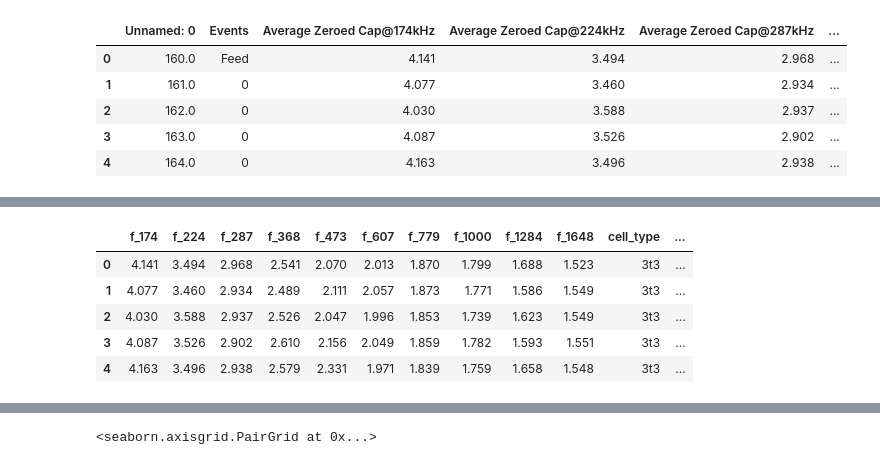
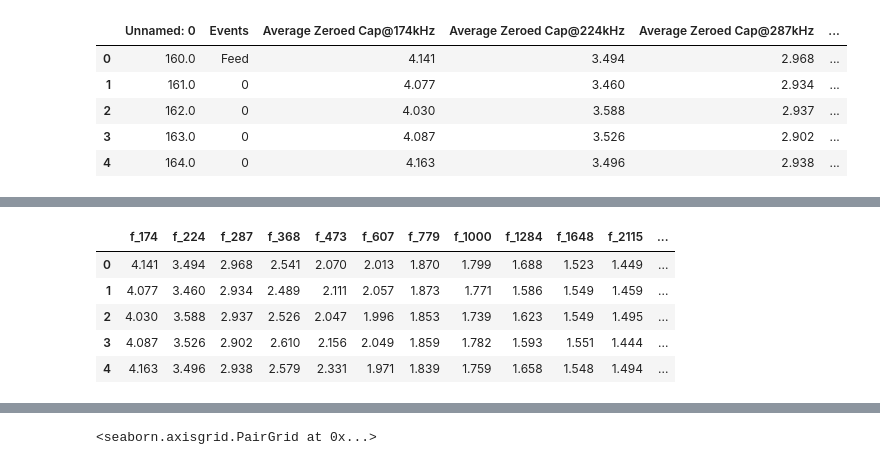
Before and after one commit to nombreinvicto/DeepLearning, a Jupyter notebook: ml/dis_project/ml_dis_project.ipynb, the cells around one changed output, grey strips where cells are left out. Saved outputs shown, nothing was run; the diff lists cells and outputs as text; code cells hidden in the pictures.

```diff
--- a/ml/dis_project/ml_dis_project.ipynb
+++ b/ml/dis_project/ml_dis_project.ipynb
@@ -78,24 +71,24 @@ df_dis.head()
 # %%
 # rename the cols
 target_columns = ['cell_type','time']
 new_col_names = []
 for name in df_dis.columns:
     if "@" in name:
         new_name = 'f_' + name.split('@')[-1][:-3]
         new_col_names.append(new_name)
 new_col_names.extend(target_columns)
 df_dis.columns = new_col_names
 
 # reorder the cols
-df_dis = df_dis[list(df_dis.columns[:-3]) + target_columns]
+df_dis = df_dis[list(df_dis.columns[:-2]) + target_columns]
 df_dis.head()
 # %% [output]
-|  | f_174 | f_224 | f_287 | f_368 | f_473 | f_607 | f_779 | f_1000 | f_1284 | f_1648 | cell_type | ... |
-| 0 | 4.141 | 3.494 | 2.968 | 2.541 | 2.070 | 2.013 | 1.870 | 1.799 | 1.688 | 1.523 | 3t3 | ... |
-| 1 | 4.077 | 3.460 | 2.934 | 2.489 | 2.111 | 2.057 | 1.873 | 1.771 | 1.586 | 1.549 | 3t3 | ... |
-| 2 | 4.030 | 3.588 | 2.937 | 2.526 | 2.047 | 1.996 | 1.853 | 1.739 | 1.623 | 1.549 | 3t3 | ... |
-| 3 | 4.087 | 3.526 | 2.902 | 2.610 | 2.156 | 2.049 | 1.859 | 1.782 | 1.593 | 1.551 | 3t3 | ... |
-| 4 | 4.163 | 3.496 | 2.938 | 2.579 | 2.331 | 1.971 | 1.839 | 1.759 | 1.658 | 1.548 | 3t3 | ... |
+|  | f_174 | f_224 | f_287 | f_368 | f_473 | f_607 | f_779 | f_1000 | f_1284 | f_1648 | f_2115 | ... |
+| 0 | 4.141 | 3.494 | 2.968 | 2.541 | 2.070 | 2.013 | 1.870 | 1.799 | 1.688 | 1.523 | 1.449 | ... |
+| 1 | 4.077 | 3.460 | 2.934 | 2.489 | 2.111 | 2.057 | 1.873 | 1.771 | 1.586 | 1.549 | 1.459 | ... |
+| 2 | 4.030 | 3.588 | 2.937 | 2.526 | 2.047 | 1.996 | 1.853 | 1.739 | 1.623 | 1.549 | 1.495 | ... |
+| 3 | 4.087 | 3.526 | 2.902 | 2.610 | 2.156 | 2.049 | 1.859 | 1.782 | 1.593 | 1.551 | 1.444 | ... |
+| 4 | 4.163 | 3.496 | 2.938 | 2.579 | 2.331 | 1.971 | 1.839 | 1.759 | 1.658 | 1.548 | 1.494 | ... |
 # %%
 # get the X's and Y's
 Y = df_dis[target_columns]
```
Also changed, not shown: parts of 15 cells of this notebook, 12 other files.
